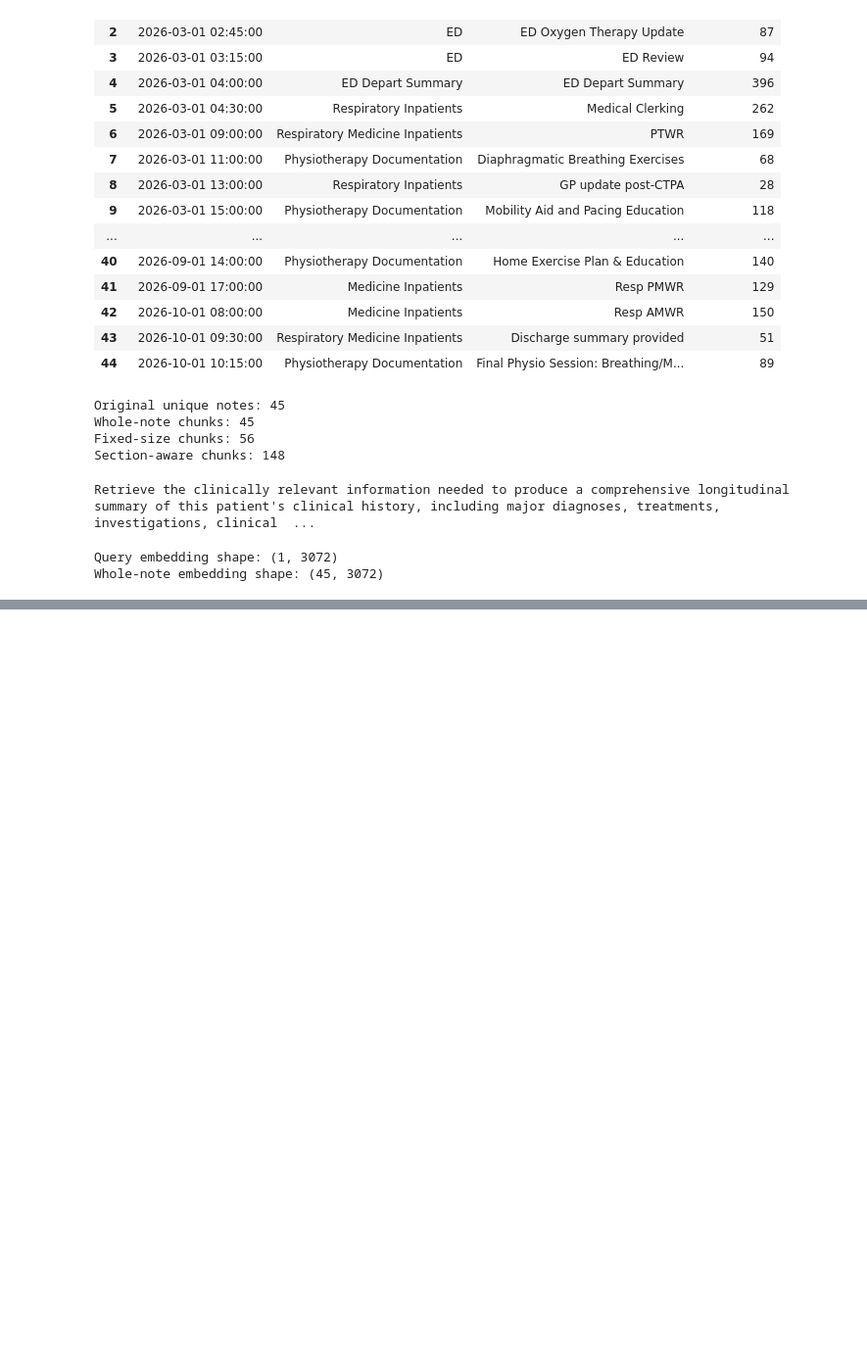
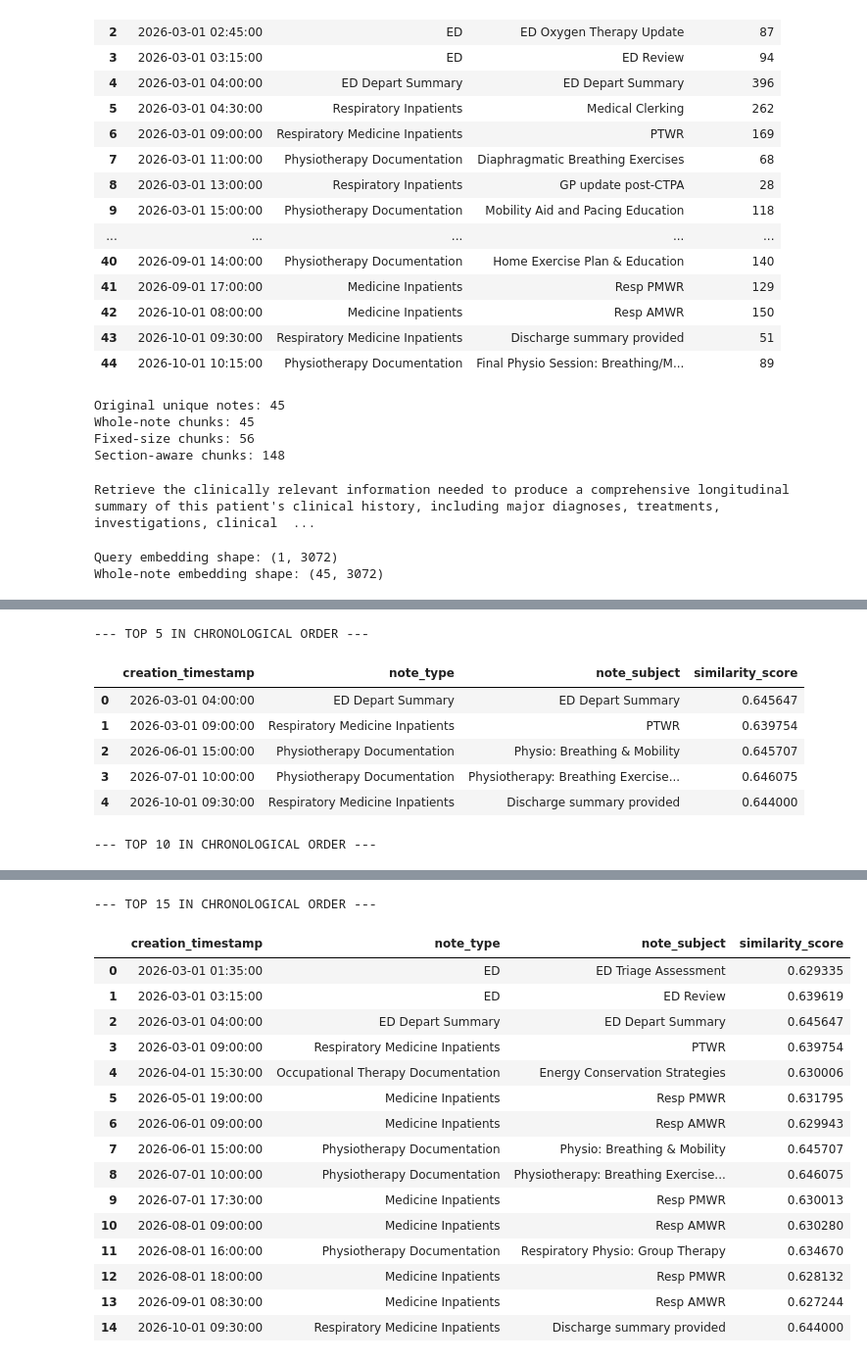
Before and after one commit to pallavi-cs-ai/clinical-summarization-eval, a Jupyter notebook: notebooks/03_workflow_2_rag_experiments.ipynb, the cells around one changed output, grey strips where cells are left out. Shown at 98% size. Cells and saved outputs as stored; diff of their text form; code cells hidden in the pictures; blank space fills up the shorter version.

```diff
--- a/notebooks/03_workflow_2_rag_experiments.ipynb
+++ b/notebooks/03_workflow_2_rag_experiments.ipynb
@@ -1835,0 +1946,61 @@ Number of ranked chunks: 45
+# %%
+# ============================================================
+# Chronologically reorder the retrieved evidence for k = 5,10,15
+# ============================================================
+# Retrieval ranking decides WHICH notes are selected.
+# Chronological sorting decides the ORDER in which the
+# summarization LLM will read those selected notes.
+#
+# We keep everything else fixed:
+# - same patient
+# - same whole-note chunking
+# - same Gemini embeddings
+# - same retrieval query
+# - same summarization model/prompt
+#
+# Only k will differ.
+# ============================================================
+
+top5_chronological = (
+    retrieved_top5
+    .sort_values("creation_timestamp")
+    .reset_index(drop=True)
+)
+
+top10_chronological = (
+    retrieved_top10
+    .sort_values("creation_timestamp")
+    .reset_index(drop=True)
+)
+
+top15_chronological = (
+    retrieved_top15
+    .sort_values("creation_timestamp")
+    .reset_index(drop=True)
+)
+
+for k, df in [
+    (5, top5_chronological),
+    (10, top10_chronological),
+    (15, top15_chronological)
+]:
+    print(f"\n--- TOP {k} IN CHRONOLOGICAL ORDER ---")
+    display(
+        df[
+            [
+                "creation_timestamp",
+                "note_type",
+                "note_subject",
+                "similarity_score"
+            ]
+        ]
+    )
+# %% [output]
+--- TOP 5 IN CHRONOLOGICAL ORDER ---
+|  | creation_timestamp | note_type | note_subject | similarity_score |
+| 0 | 2026-03-01 04:00:00 | ED Depart Summary | ED Depart Summary | 0.645647 |
+| 1 | 2026-03-01 09:00:00 | Respiratory Medicine Inpatients | PTWR | 0.639754 |
+| 2 | 2026-06-01 15:00:00 | Physiotherapy Documentation | Physio: Breathing & Mobility | 0.645707 |
+| 3 | 2026-07-01 10:00:00 | Physiotherapy Documentation | Physiotherapy: Breathing Exercise... | 0.646075 |
+| 4 | 2026-10-01 09:30:00 | Respiratory Medicine Inpatients | Discharge summary provided | 0.644000 |
+--- TOP 10 IN CHRONOLOGICAL ORDER ---
@@ -1835,0 +2018,17 @@ Number of ranked chunks: 45
+--- TOP 15 IN CHRONOLOGICAL ORDER ---
+|  | creation_timestamp | note_type | note_subject | similarity_score |
+| 0 | 2026-03-01 01:35:00 | ED | ED Triage Assessment | 0.629335 |
+| 1 | 2026-03-01 03:15:00 | ED | ED Review | 0.639619 |
+| 2 | 2026-03-01 04:00:00 | ED Depart Summary | ED Depart Summary | 0.645647 |
+| 3 | 2026-03-01 09:00:00 | Respiratory Medicine Inpatients | PTWR | 0.639754 |
+| 4 | 2026-04-01 15:30:00 | Occupational Therapy Documentation | Energy Conservation Strategies | 0.630006 |
+| 5 | 2026-05-01 19:00:00 | Medicine Inpatients | Resp PMWR | 0.631795 |
+| 6 | 2026-06-01 09:00:00 | Medicine Inpatients | Resp AMWR | 0.629943 |
+| 7 | 2026-06-01 15:00:00 | Physiotherapy Documentation | Physio: Breathing & Mobility | 0.645707 |
+| 8 | 2026-07-01 10:00:00 | Physiotherapy Documentation | Physiotherapy: Breathing Exercise... | 0.646075 |
+| 9 | 2026-07-01 17:30:00 | Medicine Inpatients | Resp PMWR | 0.630013 |
+| 10 | 2026-08-01 09:00:00 | Medicine Inpatients | Resp AMWR | 0.630280 |
+| 11 | 2026-08-01 16:00:00 | Physiotherapy Documentation | Respiratory Physio: Group Therapy | 0.634670 |
+| 12 | 2026-08-01 18:00:00 | Medicine Inpatients | Resp PMWR | 0.628132 |
+| 13 | 2026-09-01 08:30:00 | Medicine Inpatients | Resp AMWR | 0.627244 |
+| 14 | 2026-10-01 09:30:00 | Respiratory Medicine Inpatients | Discharge summary provided | 0.644000 |
```
Also changed, not shown: parts of 29 cells of this notebook, 2 other files.
